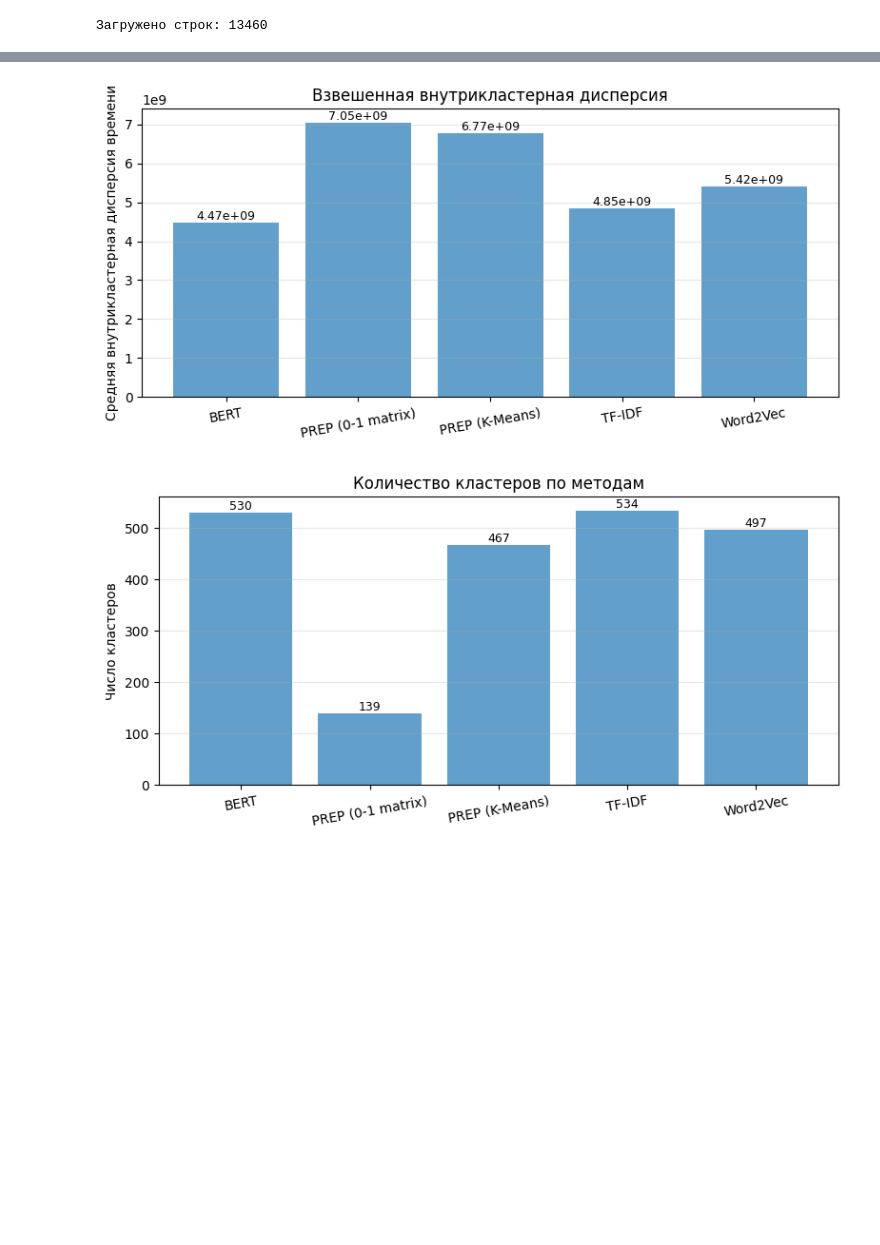
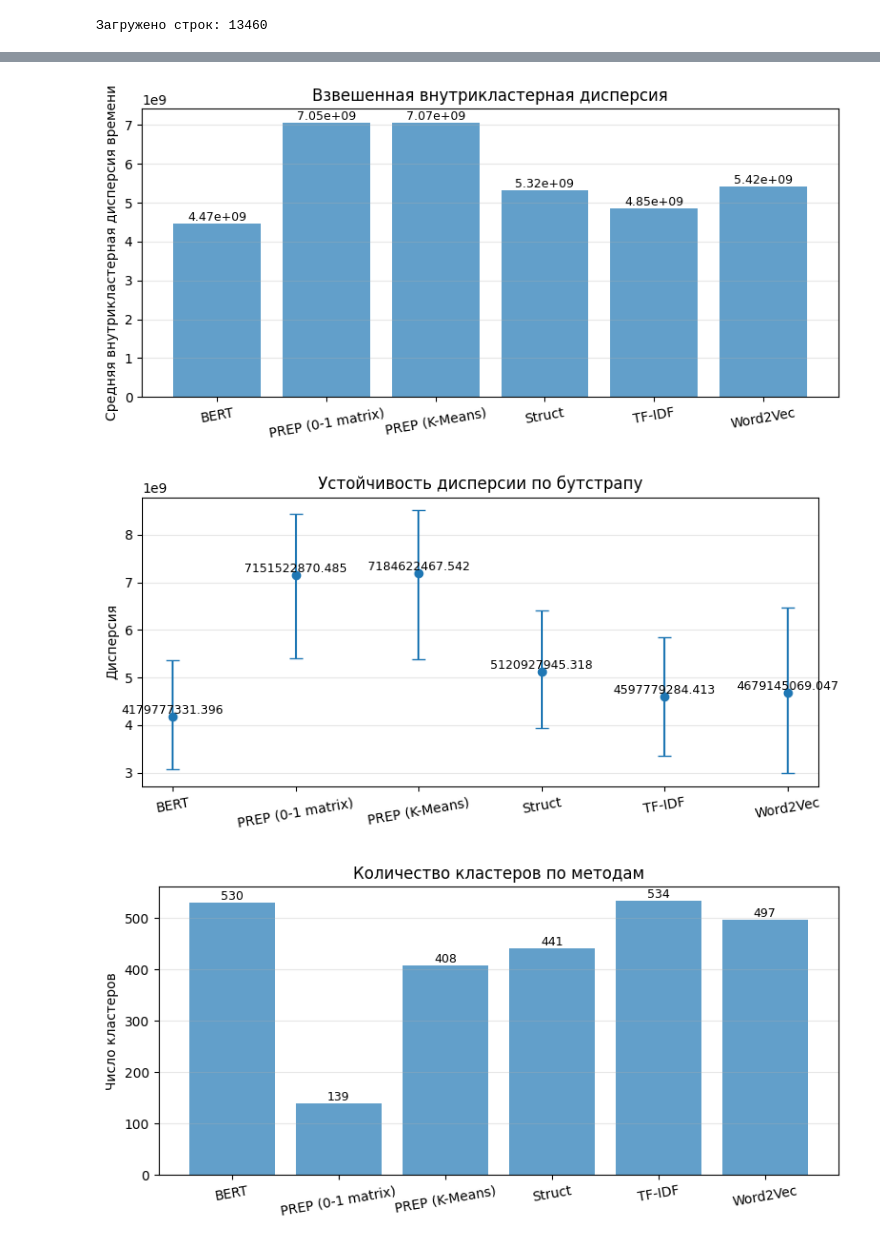
Before and after one commit to NikitM1/path-prediction, a Jupyter notebook: FilePathResearch.ipynb, the cells around one changed output, grey strips where cells are left out. Drawn from its saved outputs; the diff is of its cells as text; code cells hidden in the pictures; blank space fills up the shorter version.

```diff
--- a/FilePathResearch.ipynb
+++ b/FilePathResearch.ipynb
@@ -37,7 +37,7 @@ warnings.filterwarnings("ignore")
 
 # Пути
 INPUT_CSV = "frccsc_processed.csv"
-OUTPUT_DIR = "path_processed2"
+OUTPUT_DIR = "path_processed"
 os.makedirs(OUTPUT_DIR, exist_ok=True)
 
 # Параметры
@@ -1172,11 +1325,24 @@ for run_id in range(1, N_NOISE_RUNS+1):
     out_w2v = os.path.join(NOISE_CLUSTER_DIR, f"noise_{run_id}_w2v.csv")
     df_w2v.to_csv(out_w2v, index=False)
 
+    # ---------- Struct ----------
+    print(f"[noise {run_id}] Struct")
+    labels_struct, _, _ = cluster_paths_struct_by_user(
+        paths_noise,
+        uid_noise,
+        show_progress=False
+    )
+    df_struct = df_noise.copy()
+    df_struct["PathClusterID"] = labels_struct
+    out_struct = os.path.join(NOISE_CLUSTER_DIR, f"noise_{run_id}_struct.csv")
+    df_struct.to_csv(out_struct, index=False)
+
     noise_cluster_records.extend([
         {"run_id": run_id, "method": "PREP (0-1)", "file": out_prep},
         {"run_id": run_id, "method": "BERT", "file": out_bert},
         {"run_id": run_id, "method": "TF-IDF", "file": out_tfidf},
         {"run_id": run_id, "method": "Word2Vec", "file": out_w2v},
+        {"run_id": run_id, "method": "Struct", "file": out_struct},
     ])
 
 noise_cluster_manifest = pd.DataFrame(noise_cluster_records)
@@ -1471,12 +1645,18 @@ import matplotlib.pyplot as plt
 plot_df = summary_df.copy()
 plot_df = plot_df.sort_values("Method").reset_index(drop=True)
 
-# Добавляем bootstrap-оценки для R2 и MI
+# Добавляем bootstrap-оценки для WMIV, R2 и MI
+wmiv_mean_bs, wmiv_low_bs, wmiv_high_bs = [], [], []
 r2_mean_bs, r2_low_bs, r2_high_bs = [], [], []
 mi_mean_bs, mi_low_bs, mi_high_bs = [], [], []
 
 for method in plot_df["Method"]:
     bs = all_results[method]["bootstrap"]
+
+    mean_b, low_b, high_b = summarize_bootstrap(bs, "weighted_mean_intra_var")
+    wmiv_mean_bs.append(mean_b)
+    wmiv_low_bs.append(low_b)
+    wmiv_high_bs.append(high_b)
 
     mean_b, low_b, high_b = summarize_bootstrap(bs, "r2_cluster_time")
     r2_mean_bs.append(mean_b)
@@ -1494,6 +1674,9 @@ plot_df["r2_high_bs"] = r2_high_bs
 plot_df["mi_mean_bs"] = mi_mean_bs
 plot_df["mi_low_bs"] = mi_low_bs
 plot_df["mi_high_bs"] = mi_high_bs
+plot_df["wmiv_mean_bs"] = wmiv_mean_bs
+plot_df["wmiv_low_bs"] = wmiv_low_bs
+plot_df["wmiv_high_bs"] = wmiv_high_bs
 
 x = np.arange(len(plot_df))
 labels = plot_df["Method"].tolist()
@@ -1549,7 +1732,22 @@ for b, v in zip(bars, plot_df["weighted_mean_intra_var"]):
 plt.tight_layout()
 plt.show()
 
-# --- График 5: Число кластеров ---
+# --- График 5: Дисперсия с доверительными интервалами (бутстрап) ---
+plt.figure(figsize=(8, 4))
+err_low = np.array(plot_df["wmiv_mean_bs"]) - np.array(plot_df["wmiv_low_bs"])
+err_high = np.array(plot_df["wmiv_high_bs"]) - np.array(plot_df["wmiv_mean_bs"])
+yerr = np.vstack([err_low, err_high])
+plt.errorbar(x, plot_df["wmiv_mean_bs"], yerr=yerr, fmt="o", capsize=5)
+plt.xticks(x, labels, rotation=10)
+plt.ylabel("Дисперсия")
+plt.title("Устойчивость дисперсии по бутстрапу")
+plt.grid(axis="y", alpha=0.3)
+for xi, v in zip(x, plot_df["wmiv_mean_bs"]):
+    plt.text(xi, v, f"{v:.3f}", ha="center", va="bottom", fontsize=9)
+plt.tight_layout()
+plt.show()
+
+# --- График 6: Число кластеров ---
 plt.figure(figsize=(8, 4))
 bars = plt.bar(x, plot_df["n_clusters"], alpha=0.7)
 plt.xticks(x, labels, rotation=10)
@@ -1567,5 +1765,6 @@ plt.show()
-[figure, old version]
+[figure, new version]
-[figure, old version]
+[figure, new version]
+[figure, added]
 # %%
 import pandas as pd
 import numpy as np
```
Also changed, not shown: parts of 19 cells of this notebook, 2 other files.
